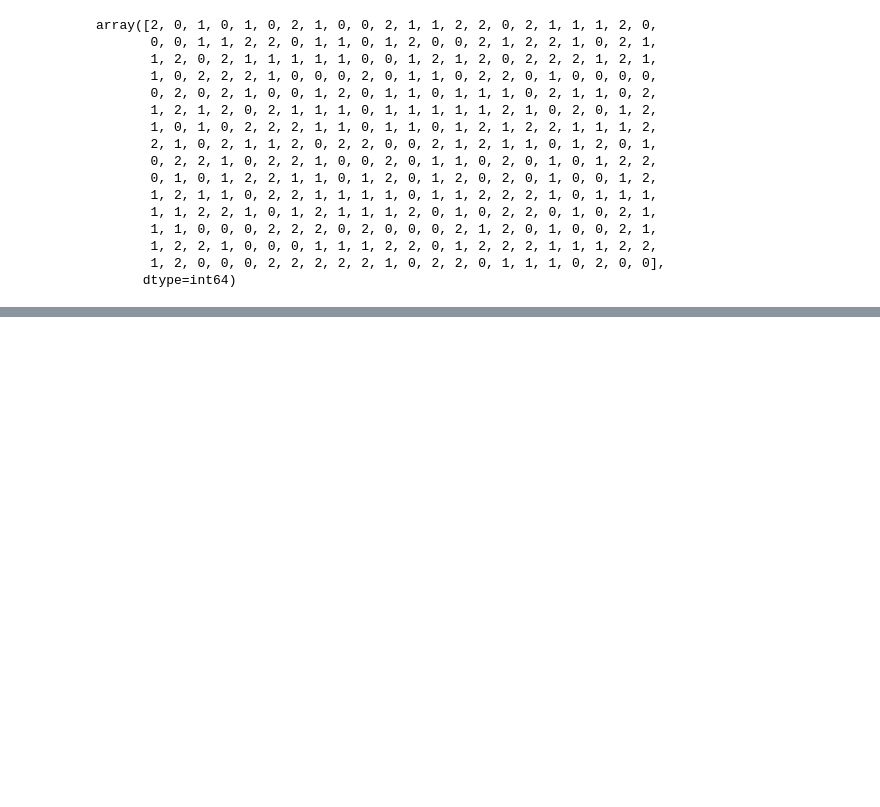
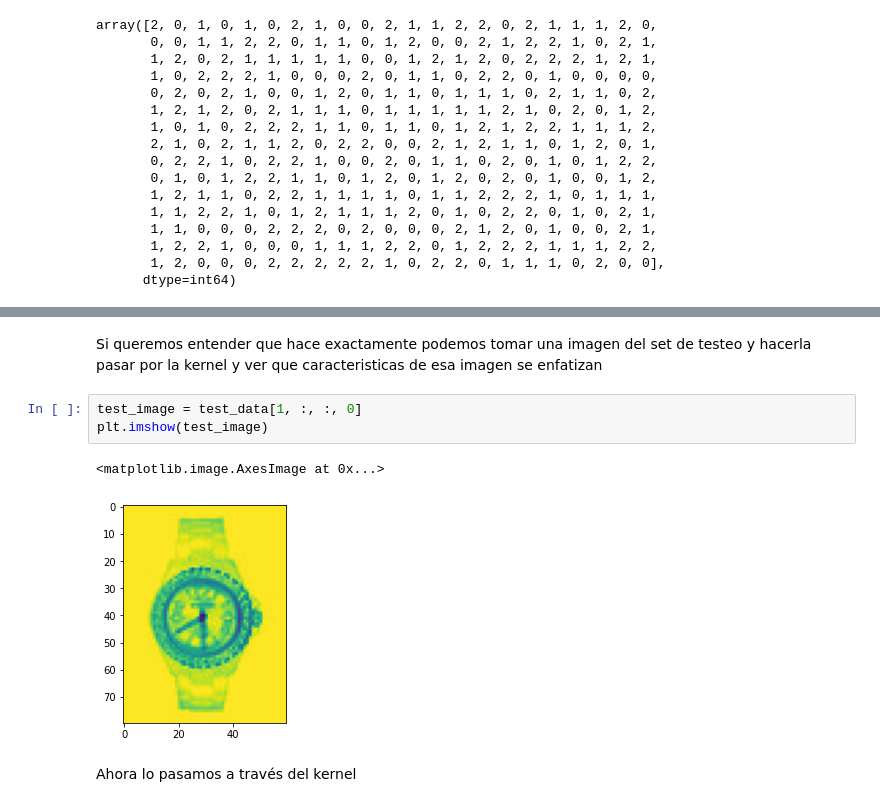
Before and after one commit to PamelaMunozCaceres/Python-Study, a Jupyter notebook: Image Processing with keras in Python.ipynb, the cells around one changed output, grey strips where cells are left out. Cells and saved outputs as stored; diff of their text form; blank space fills up the shorter version.

```diff
--- a/Image Processing with keras in Python.ipynb
+++ b/Image Processing with keras in Python.ipynb
@@ -843,0 +983,10 @@ array([2, 0, 1, 0, 1, 0, 2, 1, 0, 0, 2, 1, 1, 2, 2, 0, 2, 1, 1, 1, 2, 0,
+# %% [markdown]
+Si queremos entender que hace exactamente podemos tomar una imagen del set de testeo y hacerla pasar por la kernel y ver que caracteristicas de esa imagen se enfatizan
+# %%
+test_image = test_data[1, :, :, 0]
+plt.imshow(test_image)
+# %% [output]
+<matplotlib.image.AxesImage at 0x...>
+[figure, added]
+# %% [markdown]
+Ahora lo pasamos a través del kernel
```
Also changed, not shown: parts of 22 cells of this notebook.
